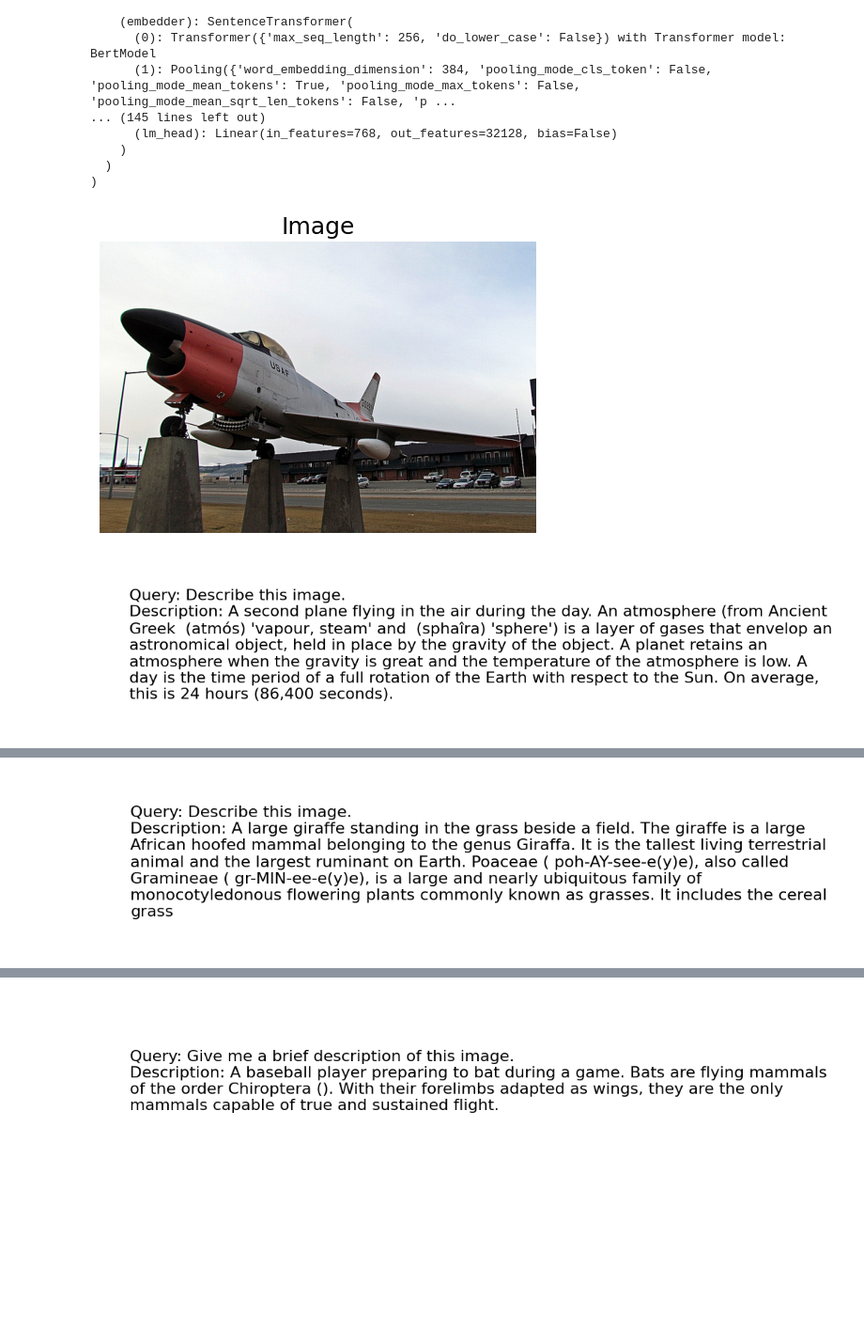
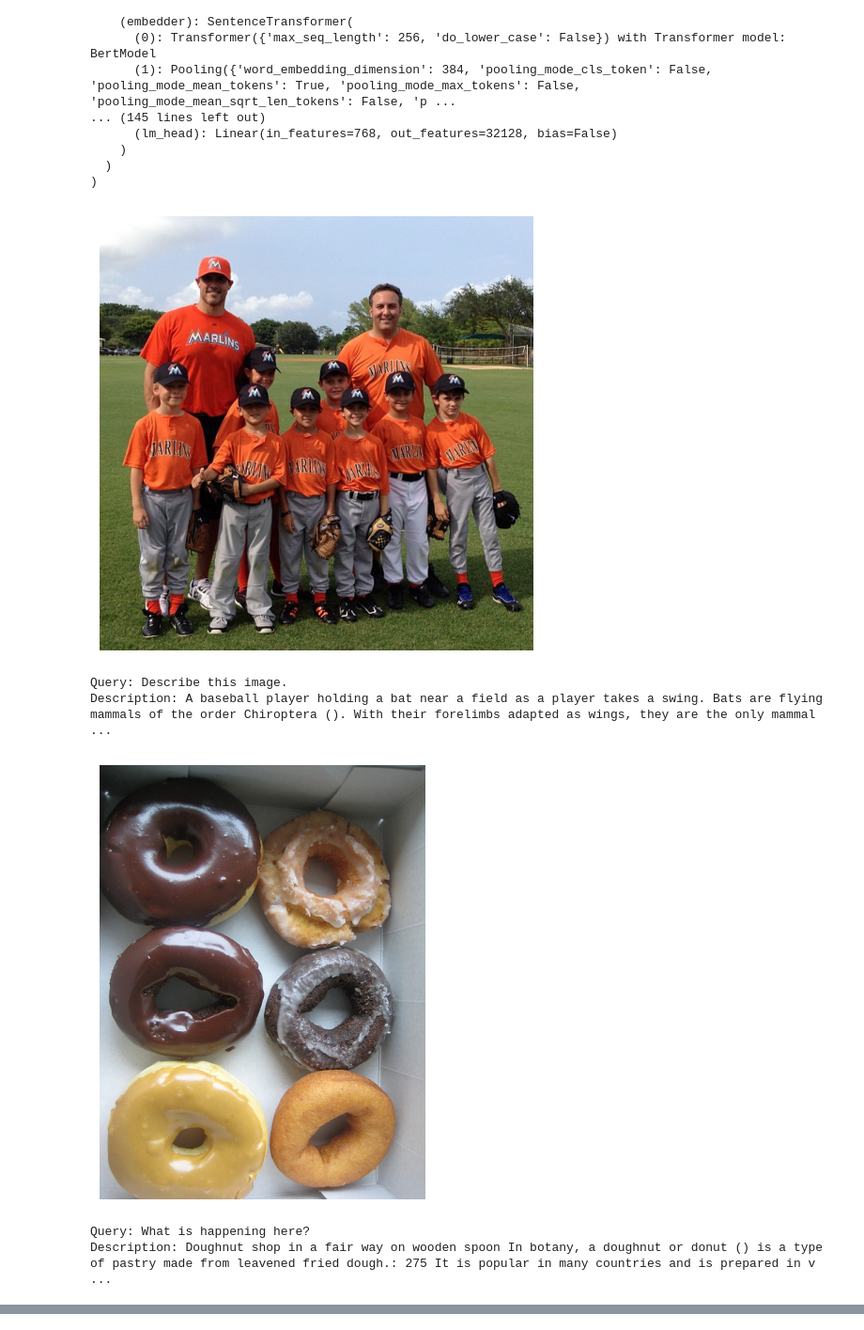
Before and after one commit to Swapnajoy/See-and-Tell, a Jupyter notebook: analysis.ipynb, the cells around one changed output, grey strips where cells are left out. Shown at 94% size. Cells and saved outputs as stored; diff of their text form; code cells hidden in the pictures; blank space fills up the shorter version.

Commit message:
updated analysis.ipynb for image and text display

```diff
--- a/analysis.ipynb
+++ b/analysis.ipynb
@@ -151,46 +151,37 @@ VLMRAG(
   )
 )
 # %%
-# Read test image paths
 with open('train_exp/run_epoch30_lr0.0002_bs16_20250708-135228/test_images.txt', 'r') as f:
     image_paths = f.readlines()
 
 # Select 3 random image paths
 random_images = random.sample(image_paths, 3)
 
-# Randomly generate 3 queries
 queries = [
     "Describe this image.",
     "What is happening here?",
     "Give me a brief description of this image."
 ]
 
-# Perform inference for the selected images and queries
 for idx, image_path in enumerate(random_images):
-    image_path = image_path.strip()  # Clean any extra spaces or newlines
-    query = random.choice(queries)
+    image_path = image_path.strip()
+    query = queries[idx]
 
-    # Perform inference
     output = model([image_path], [query])
 
-    # Load the image for display
     img = Image.open(image_path)
 
-    # Plot the image with reduced size
-    plt.figure(figsize=(6, 6))  # Reduced image size
+    plt.figure(figsize=(6, 6))
     plt.imshow(img)
     plt.axis('off')
-    plt.title('Image', fontsize=18)
     plt.show()
 
-    # Plot the query and description in a separate plot (left aligned text)
-    plt.figure(figsize=(12, 3))  # Adjust the figure size for text
-    plt.axis('off')
     text = f"Query: {query}\nDescription: {output}"
-
-    # Left-align the text and adjust the font size
-    plt.text(0.05, 0.5, text, ha='left', va='center', fontsize=16, wrap=True)
-    plt.show()
+    print(text)
 # %% [output]
-[figure, old version]
+[figure, new version]
+Query: Describe this image.
+Description: A baseball player holding a bat near a field as a player takes a swing. Bats are flying mammals of the order Chiroptera (). With their forelimbs adapted as wings, they are the only mammal ...
-[figure, old version]
+[figure, new version]
+Query: What is happening here?
+Description: Doughnut shop in a fair way on wooden spoon In botany, a doughnut or donut () is a type of pastry made from leavened fried dough.: 275 It is popular in many countries and is prepared in v ...
@@ -198 +188,0 @@ for idx, image_path in enumerate(random_images):
-[figure, removed]
@@ -200 +188,0 @@ for idx, image_path in enumerate(random_images):
-[figure, removed]
```
Also changed, not shown: parts of 1 cell of this notebook, 1 other file.
